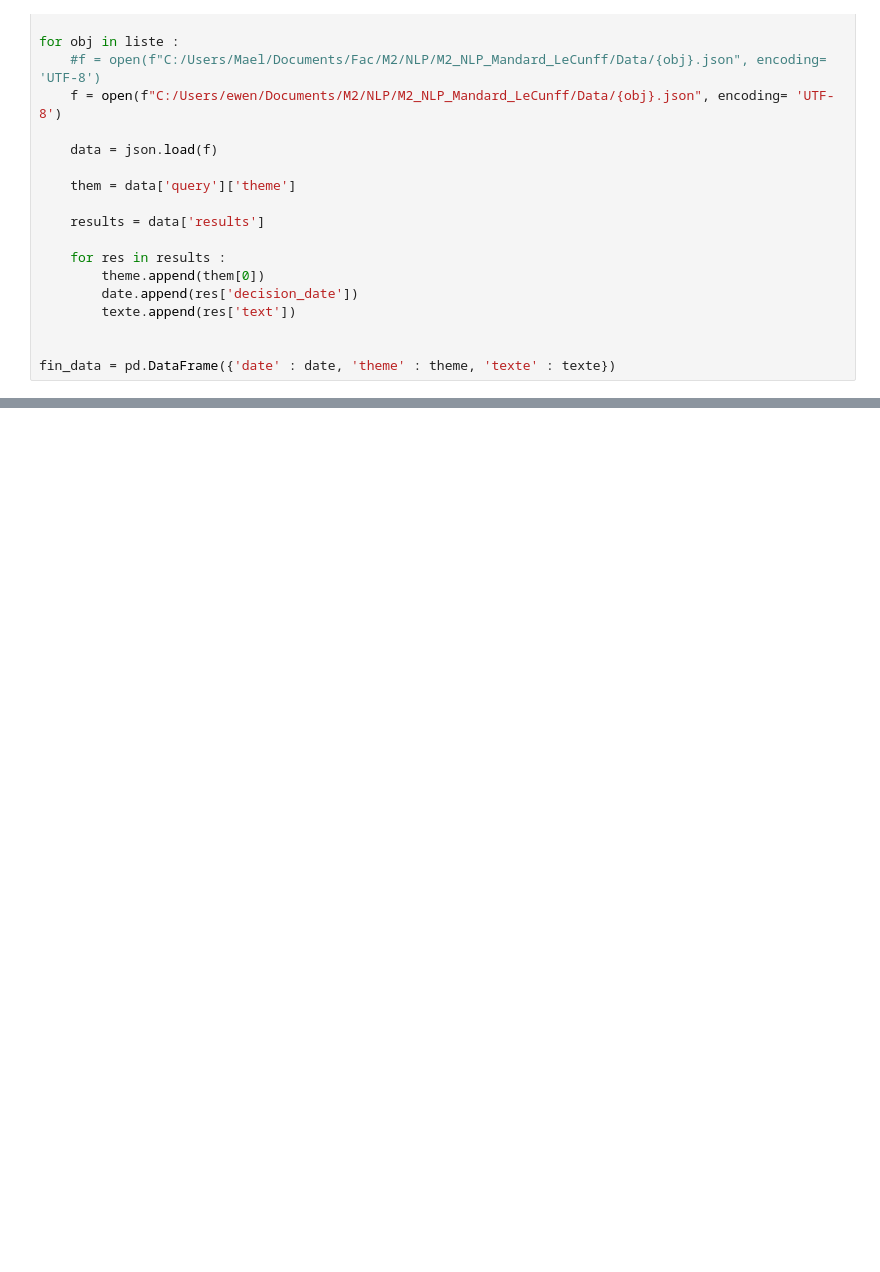
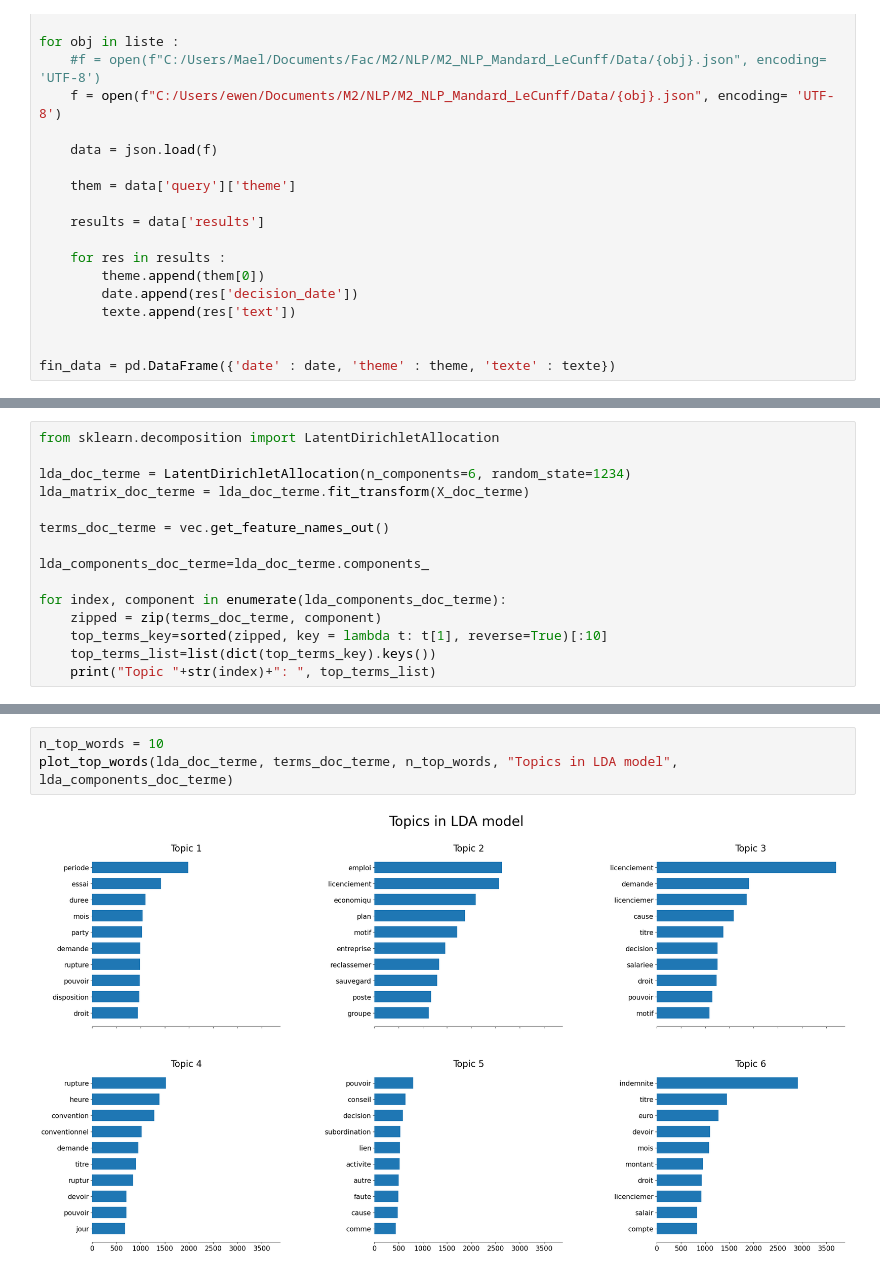
Before and after one commit to elecunff/M2_NLP_Mandard_LeCunff, a Jupyter notebook: Script/NLP.ipynb, the cells around one changed output, grey strips where cells are left out. Saved outputs shown, nothing was run; the diff lists cells and outputs as text; blank space fills up the shorter version.

```diff
--- a/Script/NLP.ipynb
+++ b/Script/NLP.ipynb
@@ -115,0 +254,15 @@ plt.show()
+# %%
+from sklearn.decomposition import LatentDirichletAllocation
+
+lda_doc_terme = LatentDirichletAllocation(n_components=6, random_state=1234)
+lda_matrix_doc_terme = lda_doc_terme.fit_transform(X_doc_terme)
+
+terms_doc_terme = vec.get_feature_names_out()
+
+lda_components_doc_terme=lda_doc_terme.components_
+
+for index, component in enumerate(lda_components_doc_terme):
+    zipped = zip(terms_doc_terme, component)
+    top_terms_key=sorted(zipped, key = lambda t: t[1], reverse=True)[:10]
+    top_terms_list=list(dict(top_terms_key).keys())
+    print("Topic "+str(index)+": ", top_terms_list)
@@ -115,0 +295,5 @@ plt.show()
+# %%
+n_top_words = 10
+plot_top_words(lda_doc_terme, terms_doc_terme, n_top_words, "Topics in LDA model", lda_components_doc_terme)
+# %% [output]
+[figure, added]
```
Also changed, not shown: parts of 59 cells of this notebook.
